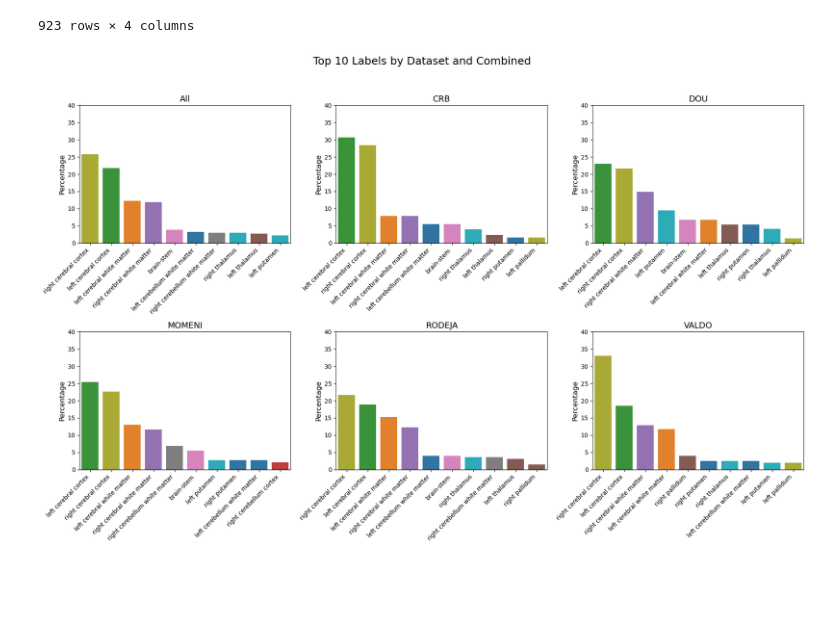
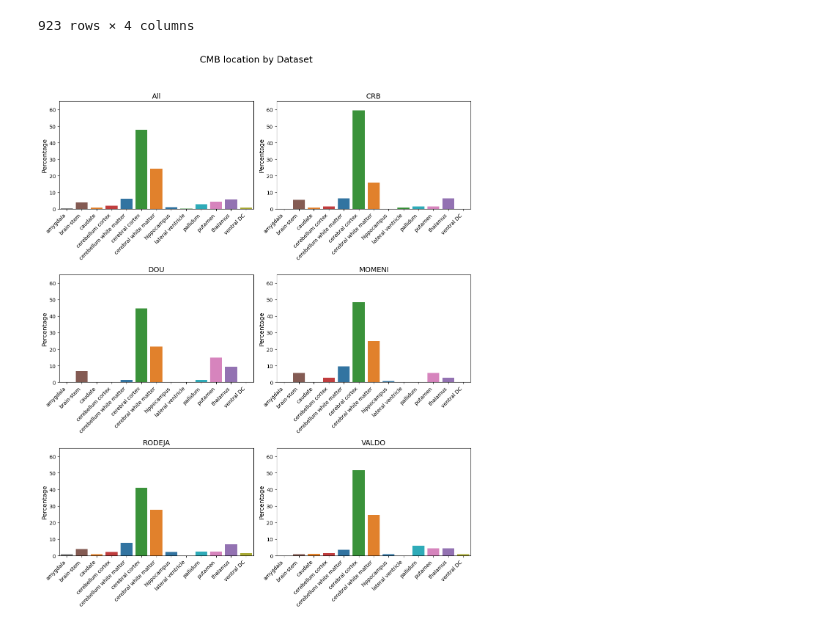
Before and after one commit to jorgedelpozolerida/MicrobleedNet, a Jupyter notebook: notebooks/analysis/CMB_shape_location.ipynb, the cells around one changed output. Saved outputs shown, nothing was run; the diff lists cells and outputs as text; code cells hidden in the pictures; blank space fills up the shorter version.

```diff
--- a/notebooks/analysis/CMB_shape_location.ipynb
+++ b/notebooks/analysis/CMB_shape_location.ipynb
@@ -247,6 +247,9 @@ df_location['counts_names'] = df_location['count_dict'].apply(get_synthlabel_nam
 df_location['percentages_name'] = df_location['count_dict'].apply(get_percentages)
 df_location['max_key'] = df_location['count_dict'].apply(get_max_key)
 df_location['label'] = df_location['max_key'].astype(int).apply(lambda x: synth_labels[x])
+df_location['generalized_label'] = df_location['label'].str.replace("left ", '')
+df_location['generalized_label'] = df_location['generalized_label'].str.replace("right ", '')
+df_location.to_csv("../../data-misc/csv/CMB_shape_location.csv", index=False)
 # %% [output]
 A value is trying to be set on a copy of a slice from a DataFrame.
 Try using .loc[row_indexer,col_indexer] = value instead
@@ -293,51 +313,54 @@ import pandas as pd
 import seaborn as sns
 import matplotlib.pyplot as plt
 
-# Assuming df_location is your original DataFrame
-# You can add your data loading logic here
 
 # Adding an 'All' category for aggregated data
-df_location = pd.concat([df_location, pd.DataFrame({'label': df_location['label'], 'Dataset': 'All'})])
+df_location = pd.concat([df_location, pd.DataFrame({'generalized_label': df_location['generalized_label'], 'Dataset': 'All'})])
+df_location = df_location[df_location['generalized_label'] != 'CSF']
 
 # Create a consistent color palette
-unique_labels = df_location['label'].unique()
+unique_labels = df_location['generalized_label'].unique()
 palette = sns.color_palette("tab10", len(unique_labels))  # A nicer color palette
 color_mapping = dict(zip(unique_labels, palette))
 
 # Sort datasets alphabetically, 'All' will be automatically last because of concatenation
 datasets = sorted(df_location['Dataset'].unique())
 
+# Define a fixed order for the labels
+fixed_label_order = sorted(unique_labels)
+
 # Plot setup
-fig, axs = plt.subplots(2, 3, figsize=(18, 12))  # Adjust grid size for 6 plots
+fig, axs = plt.subplots(3, 2, figsize=(12, 16))  # Adjust grid size for 6 plots
 axs = axs.flatten()
 
 for i, dataset in enumerate(datasets):
     # Filter the data for the current dataset
     subset = df_location[df_location['Dataset'] == dataset]
 
     # Calculate the counts and convert to percentage
-    total = subset['label'].count()  # Total count for the dataset
-    label_counts = subset['label'].value_counts().reset_index()
-    label_counts.columns = ['Label', 'Count']
+    total = subset['generalized_label'].count()  # Total count for the dataset
+    label_counts = subset['generalized_label'].value_counts().reindex(fixed_label_order, fill_value=0)
+    label_counts = pd.DataFrame({'generalized_label': label_counts.index, 'Count': label_counts.values})
     label_counts['Percentage'] = (label_counts['Count'] / total) * 100  # Calculate percentage
 
-    top_labels = label_counts.head(10)  # Get top 10 labels
+    # Ensure all labels are represented even if some have 0 counts
+    label_counts = label_counts.fillna(0)
+    label_counts = label_counts
 
     # Plot
-    barplot = sns.barplot(x='Label', y='Percentage', data=top_labels, ax=axs[i], palette=color_mapping)
+    barplot = sns.barplot(x='generalized_label', y='Percentage', data=label_counts, ax=axs[i], palette=color_mapping)
     axs[i].set_title(f'{dataset}', fontsize=14)  # Increase font size for subplot titles
     axs[i].set_xlabel('', fontsize=12)  # Set font size for x-axis label
-    axs[i].set_ylim(0, 40)  # Set common Y-axis limits
+    axs[i].set_ylim(0, 65)  # Adjust Y-axis limits if needed
     axs[i].set_ylabel('Percentage', fontsize=12)  # Set font size for y-axis label
     axs[i].tick_params(axis='x', rotation=45, labelsize=10)  # Set font size for x-axis tick labels
     axs[i].tick_params(axis='y', labelsize=10)  # Set font size for y-axis tick labels
     axs[i].set_xticklabels(axs[i].get_xticklabels(), rotation=45, ha="right", fontsize=10)  # Explicitly set font size for tick labels
 
-
-plt.suptitle('Top 10 Labels by Dataset and Combined', fontsize=18)  # Increase font size for the suptitle
+plt.suptitle('CMB location by Dataset', fontsize=18)  # Increase font size for the suptitle
 plt.tight_layout(rect=[0, 0.03, 1, 0.95])  # Adjust layout to make room for suptitle
 
 plt.savefig("../../data-misc/img/CMB_locations_barplot.png")
 plt.show()
 # %% [output]
-[figure, old version]
+[figure, new version]
```
Also changed, not shown: parts of 2 cells of this notebook, 2 other files.
